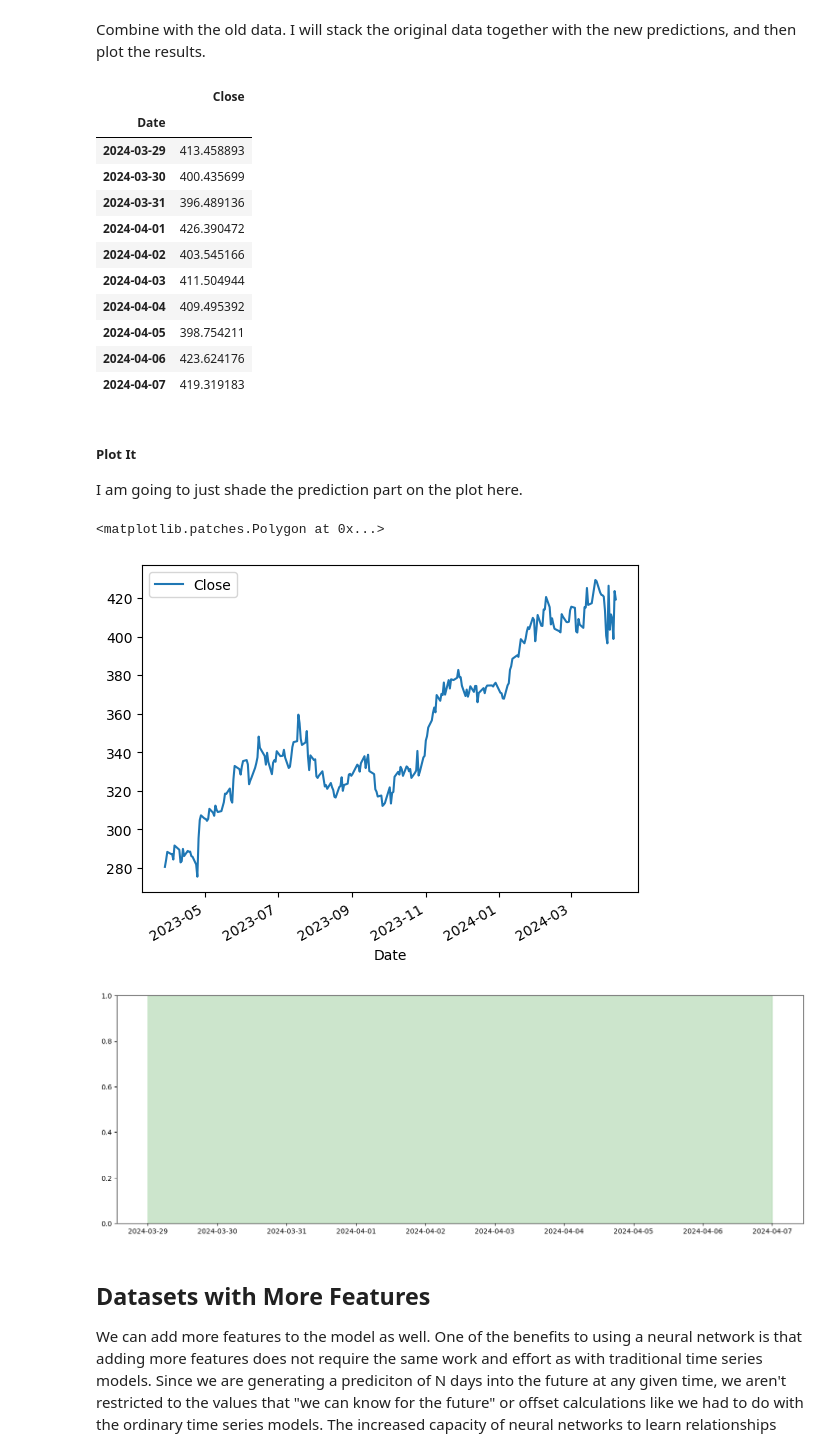
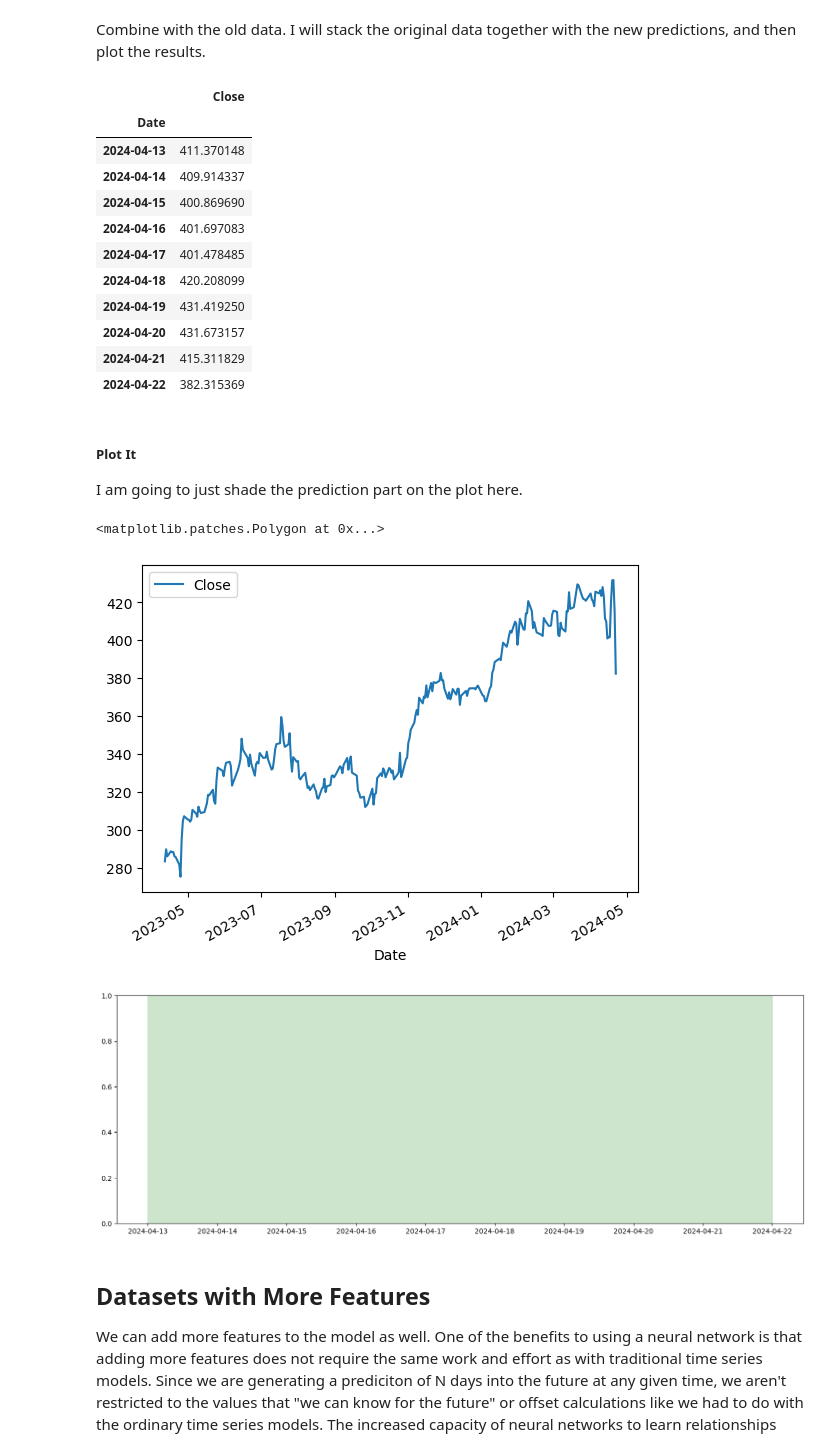
Before and after one commit to calvint13/Intro_to_Machine_Learning_Student_Workbooks, a Jupyter notebook: 029_lstm_rnn_sol.ipynb, the cells around one changed output. Cells and saved outputs as stored; diff of their text form; code cells hidden in the pictures.

```diff
--- a/029_lstm_rnn_sol.ipynb
+++ b/029_lstm_rnn_sol.ipynb
@@ -48,7 +44,7 @@ def plot_loss(history):
   plt.legend()
   plt.grid(True)
 # %%
-epochs = 50
+epochs = 20
 ticker = "MSFT"
 n_lookback = 60  # length of input sequences (lookback period)
 n_forecast = 10  # length of output sequences (forecast period)
@@ -519,21 +515,22 @@ df_tmp["Close"] = future_preds
 df_pred.set_index("Date", inplace=True)
 df_tmp.set_index("Date", inplace=True)
 
-results = df_pred.append(df_tmp)
+#results = df_pred.append(df_tmp)
+results = pd.concat([df_pred, df_tmp])
 results.tail(10)
 # %% [output]
 |  | Close |
 | Date |  |
-| 2024-03-29 | 413.458893 |
-| 2024-03-30 | 400.435699 |
-| 2024-03-31 | 396.489136 |
-| 2024-04-01 | 426.390472 |
-| 2024-04-02 | 403.545166 |
-| 2024-04-03 | 411.504944 |
-| 2024-04-04 | 409.495392 |
-| 2024-04-05 | 398.754211 |
-| 2024-04-06 | 423.624176 |
-| 2024-04-07 | 419.319183 |
+| 2024-04-13 | 411.370148 |
+| 2024-04-14 | 409.914337 |
+| 2024-04-15 | 400.869690 |
+| 2024-04-16 | 401.697083 |
+| 2024-04-17 | 401.478485 |
+| 2024-04-18 | 420.208099 |
+| 2024-04-19 | 431.419250 |
+| 2024-04-20 | 431.673157 |
+| 2024-04-21 | 415.311829 |
+| 2024-04-22 | 382.315369 |
 # %% [markdown]
 ##### Plot It
 
@@ -541,14 +538,13 @@ I am going to just shade the prediction part on the plot here.
 # %%
 s = df_tmp.index[0]
 e = df_tmp.index[-1]
 
-
-results.plot()
-plt.figure(figsize=(18,6))
+fig = plt.figure(figsize=(18,6))
+results.plot(ax=fig.gca())
 plt.axvspan(s,e, color='g', alpha=0.2)
 # %% [output]
 <matplotlib.patches.Polygon at 0x...>
-[figure, old version]
+[figure, new version]
 [figure]
 # %% [markdown]
 ## Datasets with More Features
```
Also changed, not shown: parts of 26 cells of this notebook, 3 other files.
